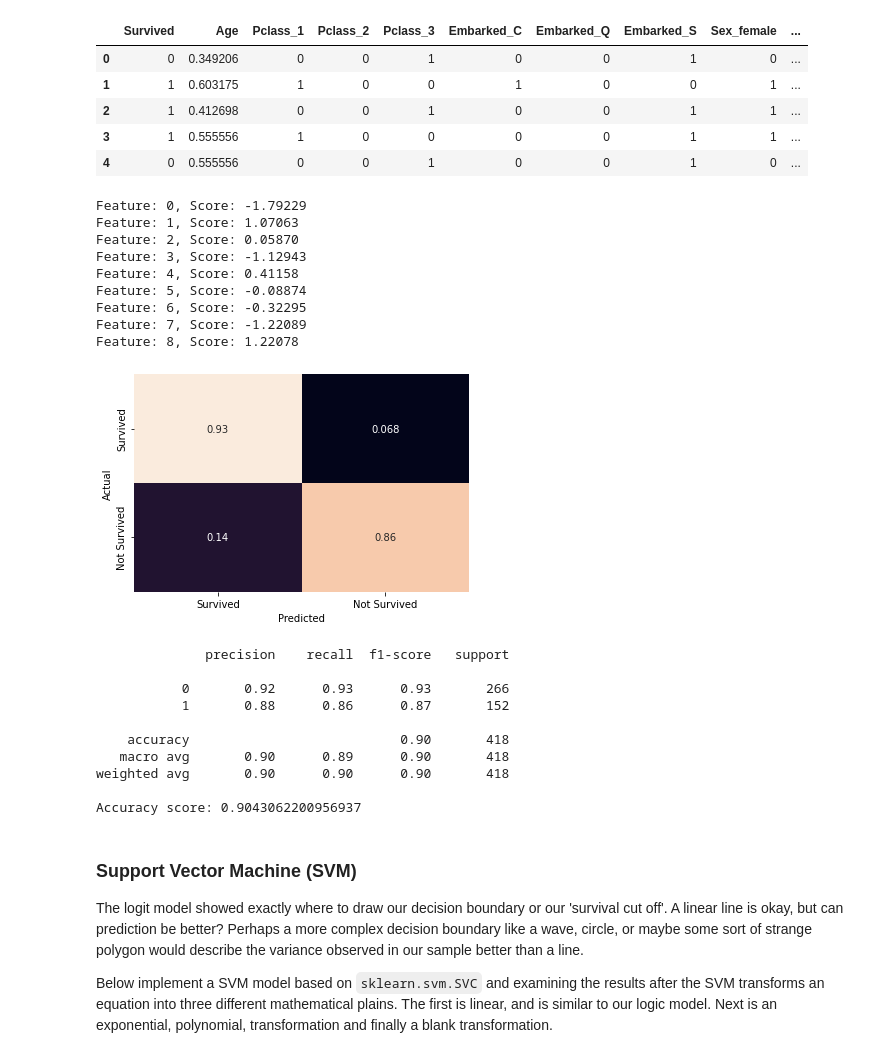
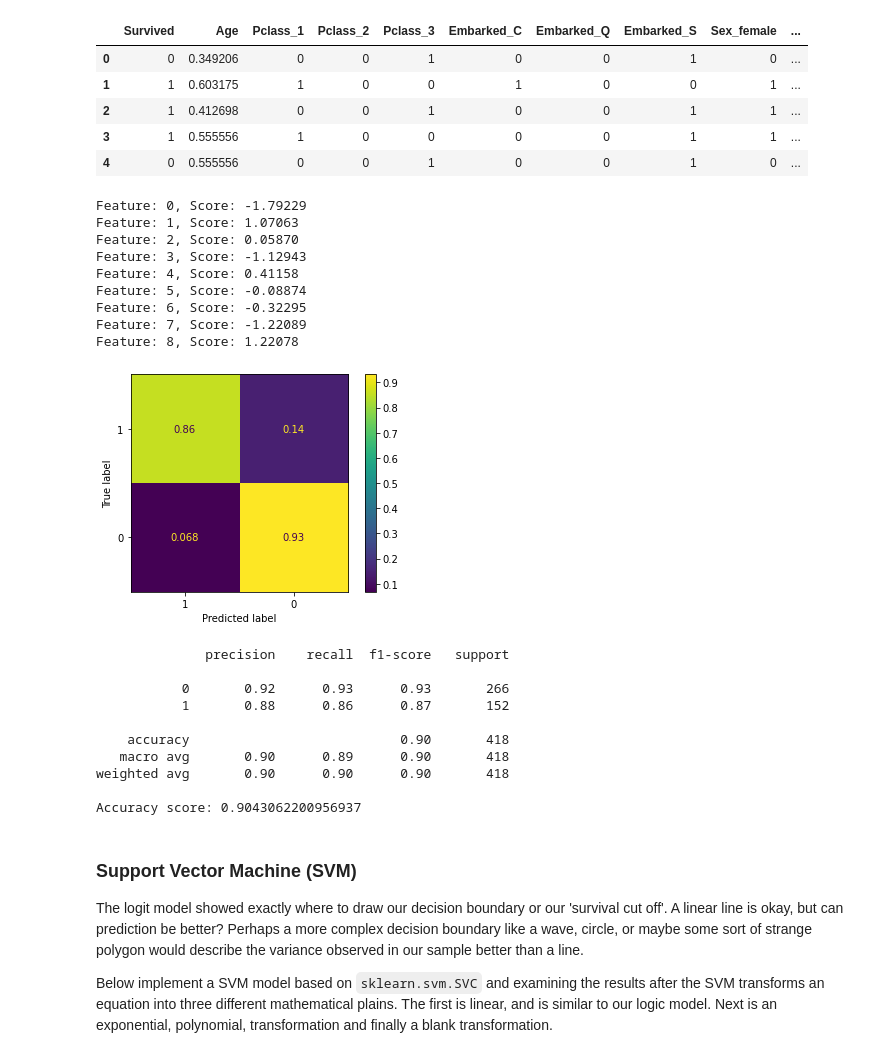
Before and after one commit to srk-practicum/2022-knu-yolo, a Jupyter notebook: Prychantovskyi/task1/Prychantovskyi_task_1.ipynb, the cells around one changed output. Drawn from its saved outputs; the diff is of its cells as text; code cells hidden in the pictures.

```diff
--- a/Prychantovskyi/task1/Prychantovskyi_task_1.ipynb
+++ b/Prychantovskyi/task1/Prychantovskyi_task_1.ipynb
@@ -378,41 +378,36 @@ final_train.head()
 # instantiate and fit our model to the training data
 from sklearn.metrics import classification_report, confusion_matrix, accuracy_score
 
 cols = ["Age","Pclass_1","Pclass_2","Pclass_3","Embarked_C","Embarked_S","Embarked_Q","Sex_male","Sex_female"]
 x_tr = final_train[cols]
 y_tr = final_train['Survived']
 # Build a logreg and compute the feature importances
 
 model_lr = LogisticRegression()
 model_lr.fit(x_tr, y_tr)
-importance = model.coef_[0]
+importance = model_lr.coef_[0]
 for i,v in enumerate(importance):
     print('Feature: %0d, Score: %.5f' % (i,v))
 
 prediction_lg = model_lr.predict(x_test)
 
-confusion = confusion_matrix(y_test, prediction_lg)
-cmn = confusion.astype('float') / confusion.sum(axis=1)[:, np.newaxis]
-sns.heatmap(cmn, annot=True, xticklabels=["Survived", "Not Survived"],
-                yticklabels=["Survived", "Not Survived"], cbar=False)
-plt.xlabel('Predicted')
-plt.ylabel('Actual')
+ax1 = plot_confusion_matrix(model_lr, x_test, y_test, normalize = 'true', labels = [1, 0])
 plt.show()
 
 print(classification_report(y_test, prediction_lg))
 
 print ("Accuracy score:", accuracy_score(y_test, prediction_lg))
 # %% [output]
 Feature: 0, Score: -1.79229
 Feature: 1, Score: 1.07063
 Feature: 2, Score: 0.05870
 Feature: 3, Score: -1.12943
 Feature: 4, Score: 0.41158
 Feature: 5, Score: -0.08874
 Feature: 6, Score: -0.32295
 Feature: 7, Score: -1.22089
 Feature: 8, Score: 1.22078
-[figure, old version]
+[figure, new version]
               precision    recall  f1-score   support
 
            0       0.92      0.93      0.93       266
```
Also changed, not shown: parts of 5 cells of this notebook.
